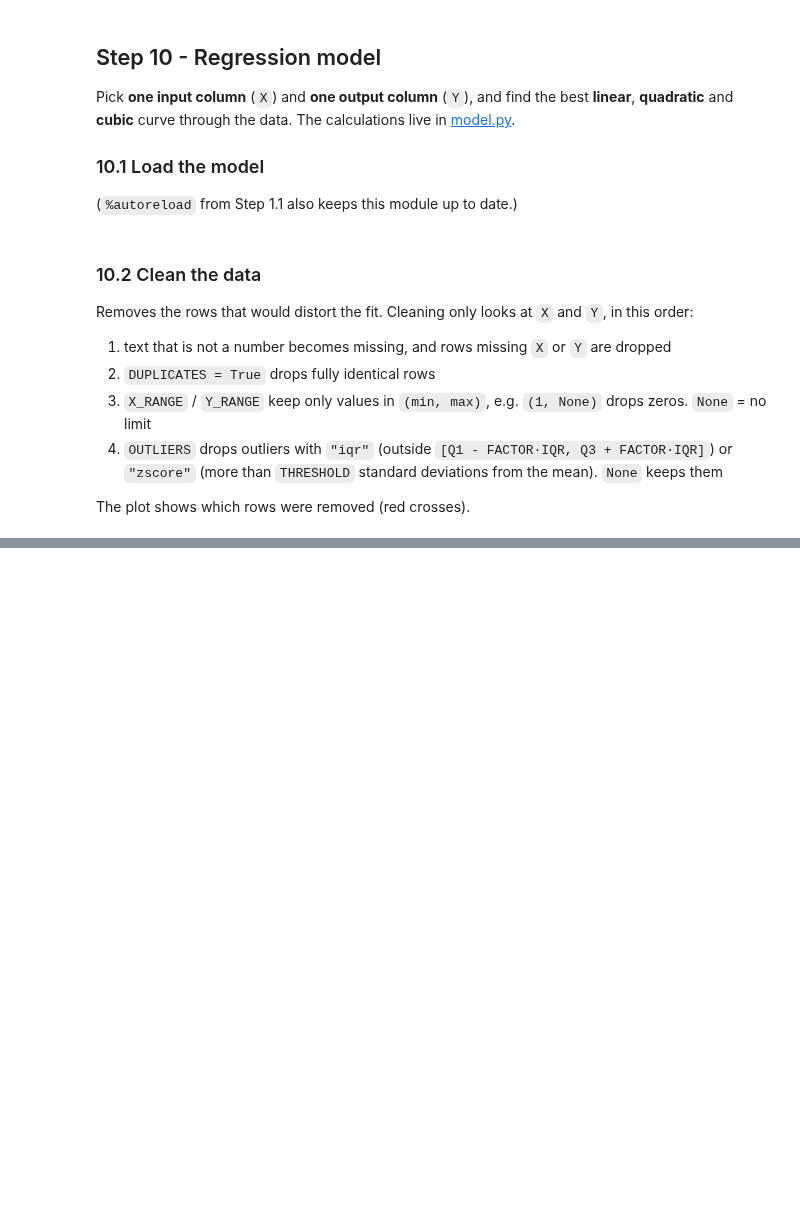
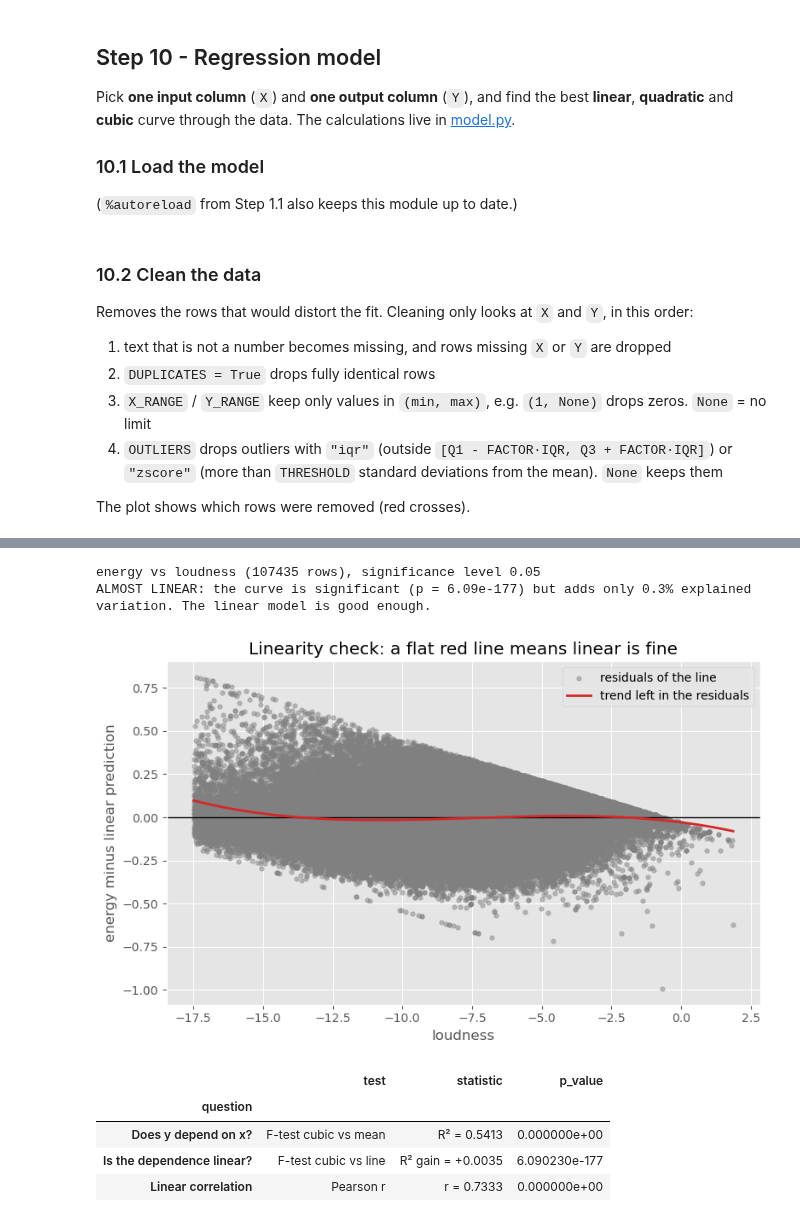
Before and after one commit to Telmo-Claro/ds_toolkit, a Jupyter notebook: main.ipynb, the cells around one changed output, grey strips where cells are left out. Cells and saved outputs as stored; diff of their text form; code cells hidden in the pictures; blank space fills up the shorter version.

```diff
--- a/main.ipynb
+++ b/main.ipynb
@@ -462 +472,16 @@ Kept 112933 of 114000 rows
+# %%
+ALPHA = 0.05        # significance level: p-values below this count as significant
+MIN_R2 = 0.01       # smallest share of explained variation that is worth acting on (0.01 = 1%)
+SAVE_AS = None      # None, or a file name like "linearity" to save it in output/
+
+md.linearity(clean, X, Y, ALPHA, MIN_R2, save_as=SAVE_AS)
+# %% [output]
+energy vs loudness (107435 rows), significance level 0.05
+ALMOST LINEAR: the curve is significant (p = 6.09e-177) but adds only 0.3% explained variation. The linear model is good enough.
+[figure, added]
+|  | test | statistic | p_value |
+| question |  |  |  |
+| Does y depend on x? | F-test cubic vs mean | R² = 0.5413 | 0.000000e+00 |
+| Is the dependence linear? | F-test cubic vs line | R² gain = +0.0035 | 6.090230e-177 |
+| Linear correlation | Pearson r | r = 0.7333 | 0.000000e+00 |
 # %% [markdown]
```
Also changed, not shown: parts of 9 cells of this notebook, 1 other file.
